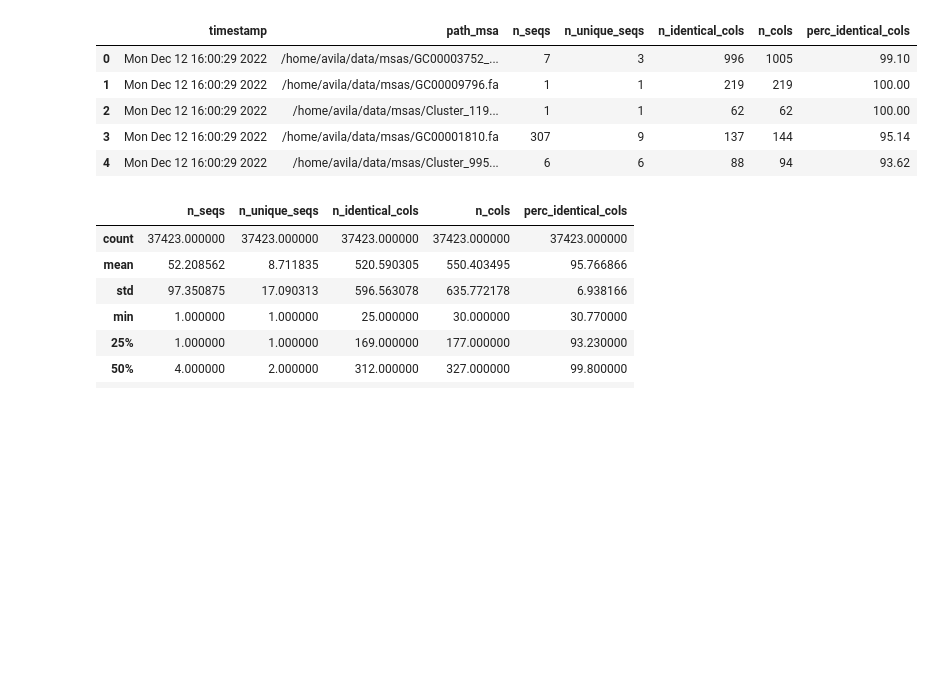
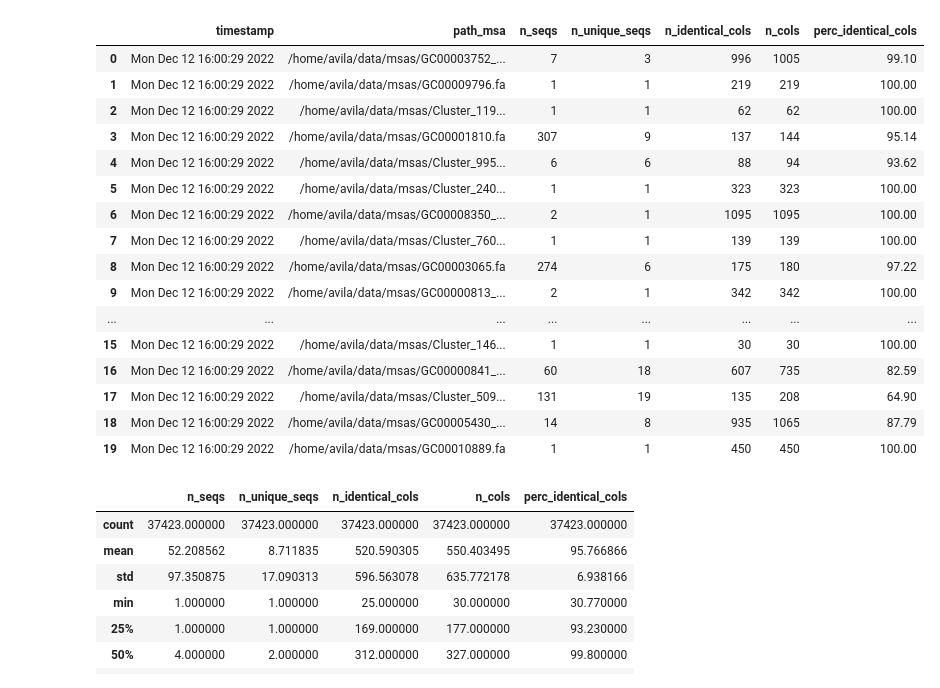
Before and after one commit to AlgoLab/pangeblocks, a Jupyter notebook: Comparison-Experiments.ipynb, the cells around one changed output. Saved outputs shown, nothing was run; the diff lists cells and outputs as text; code cells hidden in the pictures; blank space fills up the shorter version.

```diff
--- a/Comparison-Experiments.ipynb
+++ b/Comparison-Experiments.ipynb
@@ -1,16 +1,27 @@
 # %%
 import pandas as pd
 
 eda_msas = pd.read_csv("output/analysis-msa/stats_msas.tsv",sep="\t", index_col=False)
 eda_msas.drop_duplicates(subset="path_msa", inplace=True,)
-eda_msas.head()
+eda_msas.head(20)
 # %% [output]
 |  | timestamp | path_msa | n_seqs | n_unique_seqs | n_identical_cols | n_cols | perc_identical_cols |
 | 0 | Mon Dec 12 16:00:29 2022 | /home/avila/data/msas/GC00003752_... | 7 | 3 | 996 | 1005 | 99.10 |
 | 1 | Mon Dec 12 16:00:29 2022 | /home/avila/data/msas/GC00009796.fa | 1 | 1 | 219 | 219 | 100.00 |
 | 2 | Mon Dec 12 16:00:29 2022 | /home/avila/data/msas/Cluster_119... | 1 | 1 | 62 | 62 | 100.00 |
 | 3 | Mon Dec 12 16:00:29 2022 | /home/avila/data/msas/GC00001810.fa | 307 | 9 | 137 | 144 | 95.14 |
 | 4 | Mon Dec 12 16:00:29 2022 | /home/avila/data/msas/Cluster_995... | 6 | 6 | 88 | 94 | 93.62 |
+| 5 | Mon Dec 12 16:00:29 2022 | /home/avila/data/msas/Cluster_240... | 1 | 1 | 323 | 323 | 100.00 |
+| 6 | Mon Dec 12 16:00:29 2022 | /home/avila/data/msas/GC00008350_... | 2 | 1 | 1095 | 1095 | 100.00 |
+| 7 | Mon Dec 12 16:00:29 2022 | /home/avila/data/msas/Cluster_760... | 1 | 1 | 139 | 139 | 100.00 |
+| 8 | Mon Dec 12 16:00:29 2022 | /home/avila/data/msas/GC00003065.fa | 274 | 6 | 175 | 180 | 97.22 |
+| 9 | Mon Dec 12 16:00:29 2022 | /home/avila/data/msas/GC00000813_... | 2 | 1 | 342 | 342 | 100.00 |
+| ... | ... | ... | ... | ... | ... | ... | ... |
+| 15 | Mon Dec 12 16:00:29 2022 | /home/avila/data/msas/Cluster_146... | 1 | 1 | 30 | 30 | 100.00 |
+| 16 | Mon Dec 12 16:00:29 2022 | /home/avila/data/msas/GC00000841_... | 60 | 18 | 607 | 735 | 82.59 |
+| 17 | Mon Dec 12 16:00:29 2022 | /home/avila/data/msas/Cluster_509... | 131 | 19 | 135 | 208 | 64.90 |
+| 18 | Mon Dec 12 16:00:29 2022 | /home/avila/data/msas/GC00005430_... | 14 | 8 | 935 | 1065 | 87.79 |
+| 19 | Mon Dec 12 16:00:29 2022 | /home/avila/data/msas/GC00010889.fa | 1 | 1 | 450 | 450 | 100.00 |
 # %%
 eda_msas.describe()
 # %% [output]
```
Also changed, not shown: 4 other files.
